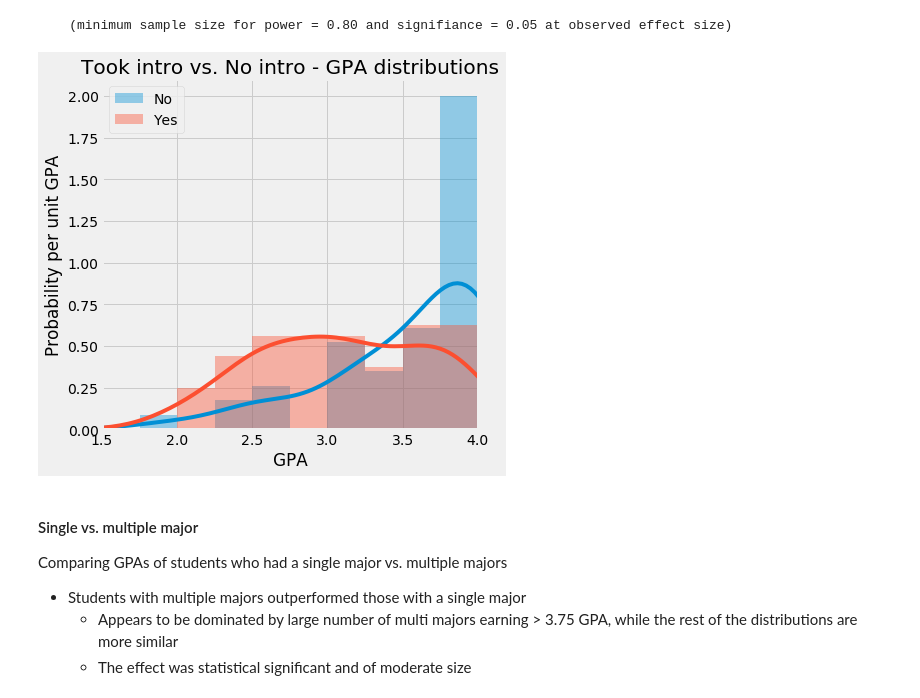
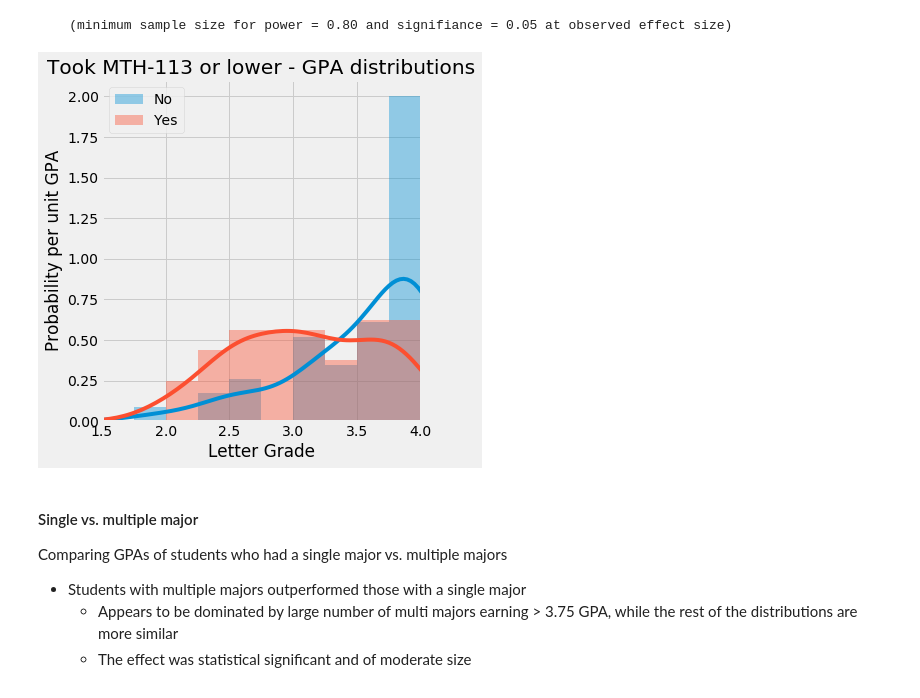
Before and after one commit to pmgasper/union_students, a Jupyter notebook: nb04_hypothesis_testing.ipynb, the cells around one changed output. Drawn from its saved outputs; the diff is of its cells as text; code cells hidden in the pictures.

```diff
--- a/nb04_hypothesis_testing.ipynb
+++ b/nb04_hypothesis_testing.ipynb
@@ -246,16 +246,19 @@ Sample size power analysis:
 # %%
 # Took intro courses (yes vs. no) distributions
 bins = np.arange(1, 4.1, 0.25)
 sns.distplot(no_intro, bins=bins, label='No')
 sns.distplot(took_intro, bins=bins, label='Yes')
 plt.xlim(1.5, 4)
 plt.legend()
 plt.ylabel('Probability per unit GPA')
 plt.xlabel('GPA')
-plt.title('Took intro vs. No intro - GPA distributions')
+plt.title('Took MTH-113 or lower - GPA distributions')
+plt.xlabel('Letter Grade')
+plt.tight_layout()
+plt.savefig('images/intro_vs_none_distribution.png')
 plt.show()
 # %% [output]
-[figure, old version]
+[figure, new version]
 # %% [markdown]
 #### Single vs. multiple major
 
```
Also changed, not shown: parts of 5 cells of this notebook, 1 other file.
